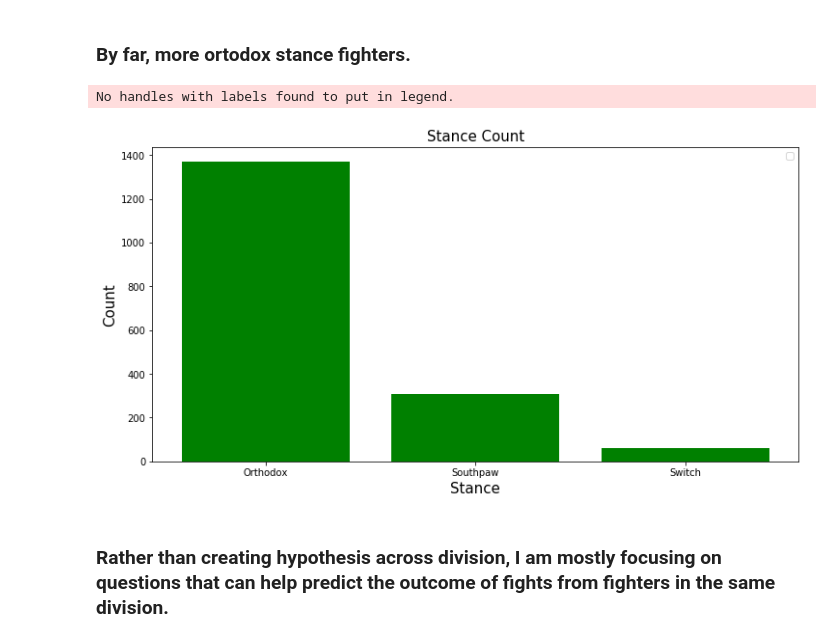
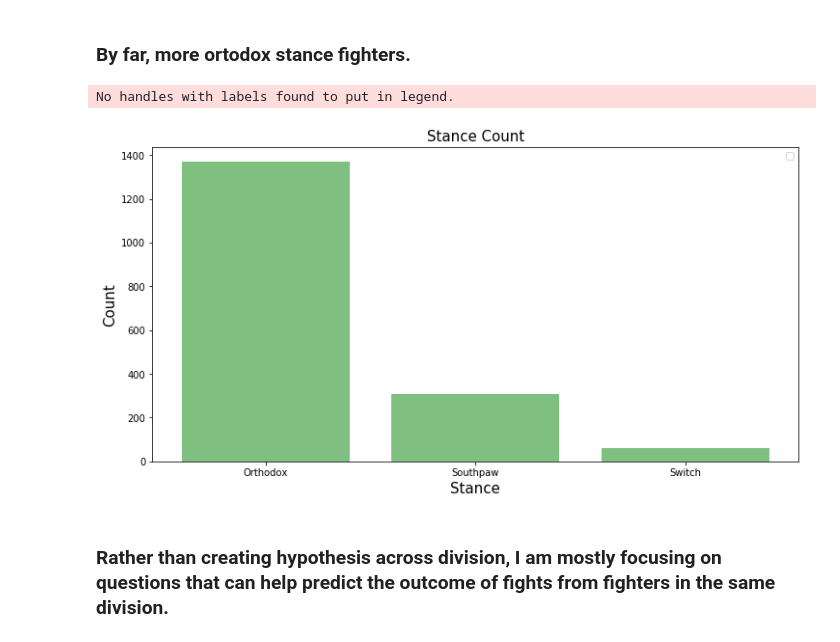
Before and after one commit to victorpena1/UFC_Analysis, a Jupyter notebook: UFC_EDA.ipynb, the cells around one changed output. Saved outputs shown, nothing was run; the diff lists cells and outputs as text; code cells hidden in the pictures.

```diff
--- a/UFC_EDA.ipynb
+++ b/UFC_EDA.ipynb
@@ -209,16 +225,16 @@ df_by_st
 ### By far, more ortodox stance fighters.
 # %%
 fig, ax = plt.subplots(figsize= (12,6))
-ax.bar(df_by_st.index, df_by_st.Name, color= 'g')
+ax.bar(df_by_st.index, df_by_st.Name, color= 'g', alpha =0.5)
 ax.set_title("Stance Count", fontsize = 15)
 ax.set_ylabel("Count", fontsize = 15)
 ax.set_xlabel("Stance", fontsize = 15)
 #plt.xticks(df_by_st.index, rotation='vertical', fontsize = 12)
 ax.legend()
 fig.show()
 # %% [output]
 No handles with labels found to put in legend.
-[figure, old version]
+[figure, new version]
 # %% [markdown]
 ### Rather than creating hypothesis across division, I am mostly focusing on questions that can help predict the outcome of fights from fighters in the same division.
 # %%
```
Also changed, not shown: parts of 37 cells of this notebook, 3 other files.
